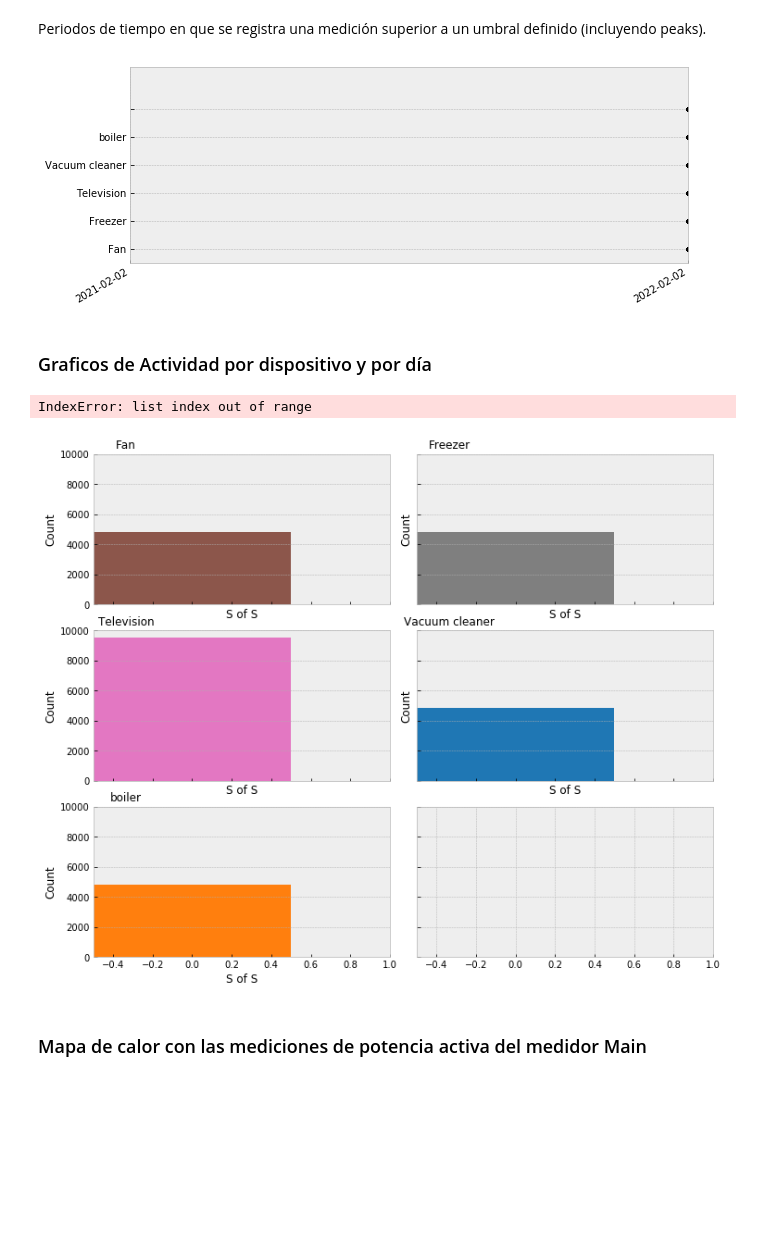
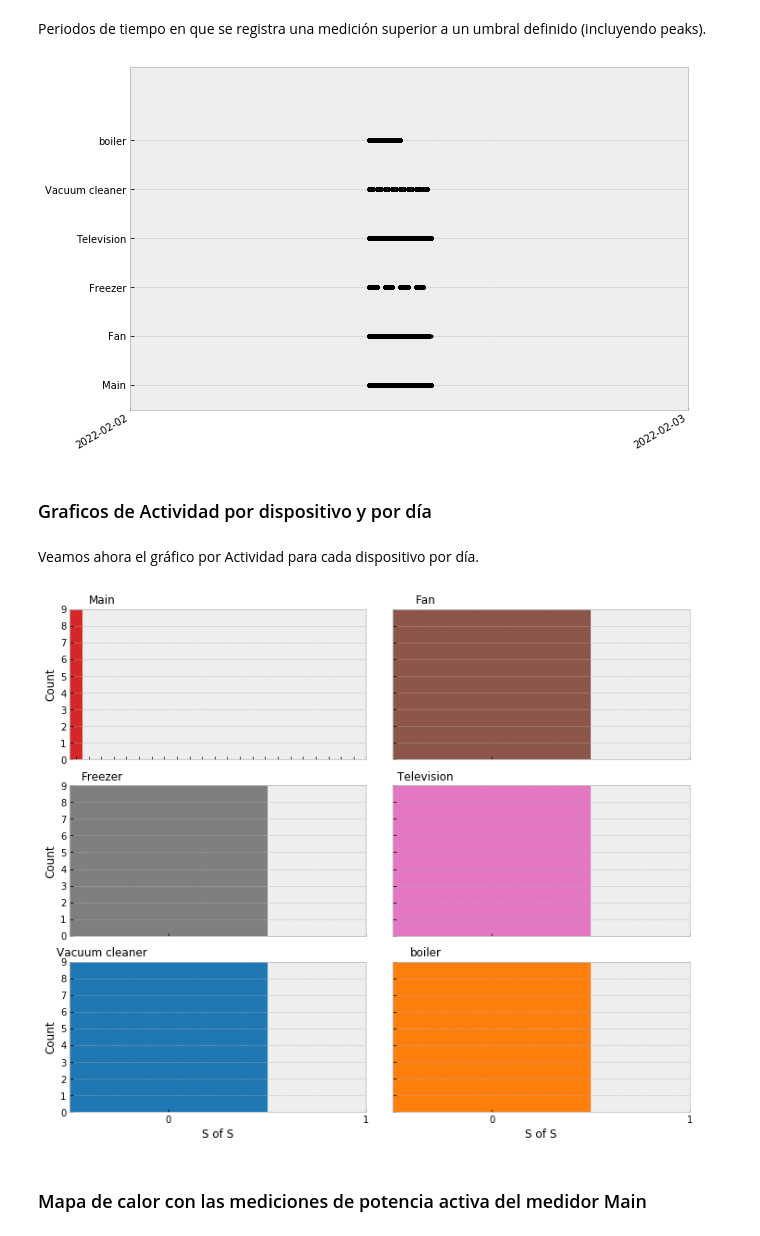
Before and after one commit to crn565/ozm_v2, a Jupyter notebook: 3.- ANALISIS Y ESTADISTICAS.ipynb, the cells around one changed output. Drawn from its saved outputs; the diff is of its cells as text; code cells hidden in the pictures; blank space fills up the shorter version.

```diff
--- a/3.- ANALISIS Y ESTADISTICAS.ipynb
+++ b/3.- ANALISIS Y ESTADISTICAS.ipynb
@@ -35,7 +37,7 @@ print(Meters)
 
 
 #etiquetas eje x en algunos graficos
-days = ['2022-02-02 10:16:00+01:00',  '2021-02-02 12:58:00+01:00' ]
+days = [  '2022-02-02 00:00:00+01:00','2022-02-03 00:00:00+01:00' ]
 
 colors_1 = ['tab:red','tab:brown','tab:gray','tab:pink','tab:blue','tab:orange','tab:green']
 colors_2 = [colors_1[0]]+colors_1[4:]
@@ -92,5 +94,5 @@ Un gráfico similar de la relación entre la señal agregada y la suma de las me
 # %%
-rcParams['figure.figsize'] = (10, 6)
+rcParams['figure.figsize'] = (10, 7)
 
 t0 = '2022-02-02 10:16:00+01:00'
 t1 = '2022-02-02 12:58:00+01:00'
@@ -104,7 +106,7 @@ df_2.plot(ax=ax1, color=colors_1[0], ls='--')
 
 #etiquetas
 ax1.legend(list(Meters.values())[4:10]+[list(Meters.values())[0]])
-ax1.set_xticklabels(['1','2','3','4','5','6','7','8'])
+ax1.set_xticklabels(['10:15','10:30','10:45','11:00','11:30','12:30','13:00'])
 ax1.set(ylim=(-100,4100))
 ax1.set(ylabel='Power (W)')
 #guarda gráfico
@@ -286,30 +266,32 @@ Calculating dropout_rate for ElecMeterID(instance=6, building=1, dataset='DSUAL'
 # %% [markdown]
 Periodos de tiempo en que se registra una medición superior a un umbral definido (incluyendo peaks).
 # %%
-rcParams['figure.figsize'] = (10, 4)
+rcParams['figure.figsize'] = (10, 7)
 
 Devices=elec.select(instance=[1,2,3,4,5,6]) #MeterGroup de dispositivos
 ax=Devices.plot_when_on(on_power_threshold=10) #umbral de 80 W
 
 #etiquetas
-ax.set_yticklabels(list(Meters.values())[1:10])
+ax.set_yticklabels(list(Meters.values())[0:6])
 ax.set(xticks=days)
 
 #guarda gráfico
 plt.savefig('./data/images/2.10_On_power1.pdf', bbox_inches='tight', transparent=True)
 plt.savefig('./data/images/2.10_On_power1.png', bbox_inches='tight', transparent=True, dpi=1200)
 #formatos savefig: eps, pdf, pgf, png, ps, raw, rgba, svg, svgz, evitar guardar .svg por el tamaño del archivo (50Mb)
 plt.show()
 pass
 # %% [output]
-[figure, old version]
+[figure, new version]
 # %% [markdown]
 ### Graficos de Actividad por dispositivo y por día
+# %% [markdown]
+Veamos ahora el gráfico por Actividad para cada  dispositivo por día.
 # %%
 rcParams['figure.figsize'] = (12, 10)
 fig, ((ax1, ax2),(ax3, ax4),(ax5, ax6)) = plt.subplots(3, 2, sharex=True, sharey=True,
                                                        gridspec_kw={'hspace': 0.17, 'wspace': 0.09})
-m=1
+m=0
 for ax in fig.get_axes():
     list(Meters)[m].plot_activity_histogram(ax=ax, period='S', #periodo en segundos
                                             bin_duration='S', #duración en segundos
@@ -336,7 +318,6 @@ plt.savefig('./data/images/2.12_Activity_histogram.svg',bbox_inches='tight', tra
 plt.show()
 pass
 # %% [output]
-IndexError: list index out of range
-[figure, old version]
+[figure, new version]
 # %% [markdown]
 ### Mapa de calor con las mediciones de potencia activa del medidor Main
```
Also changed, not shown: parts of 12 cells of this notebook, 6 other files.
